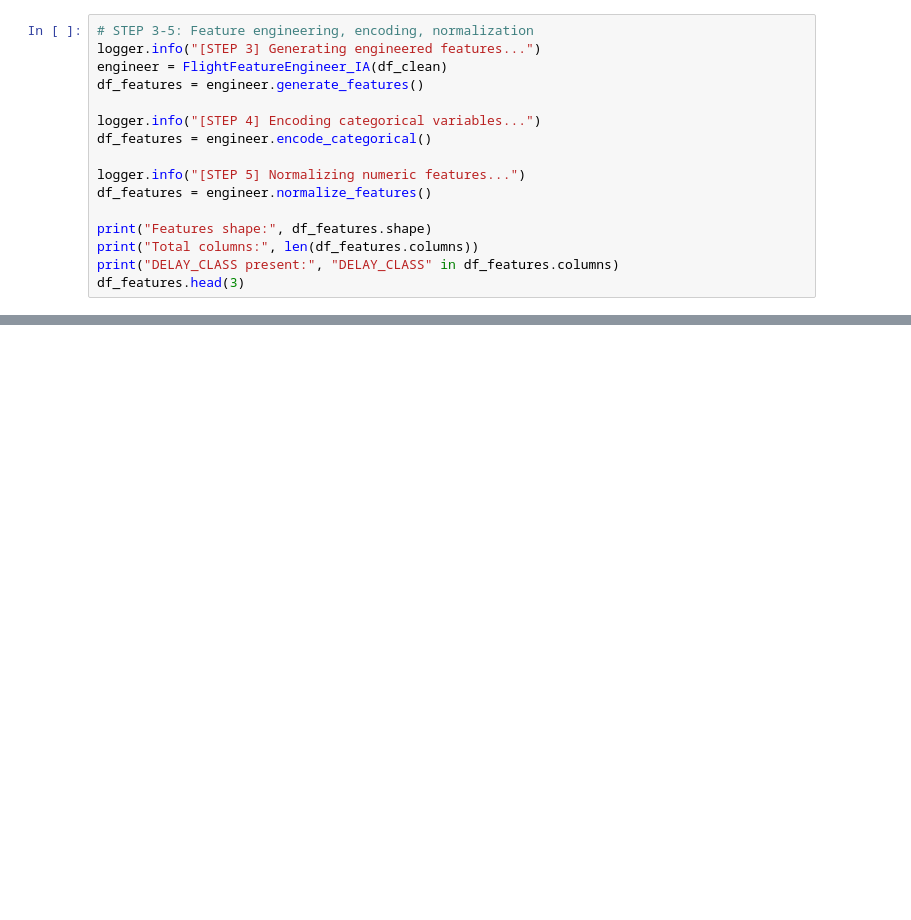
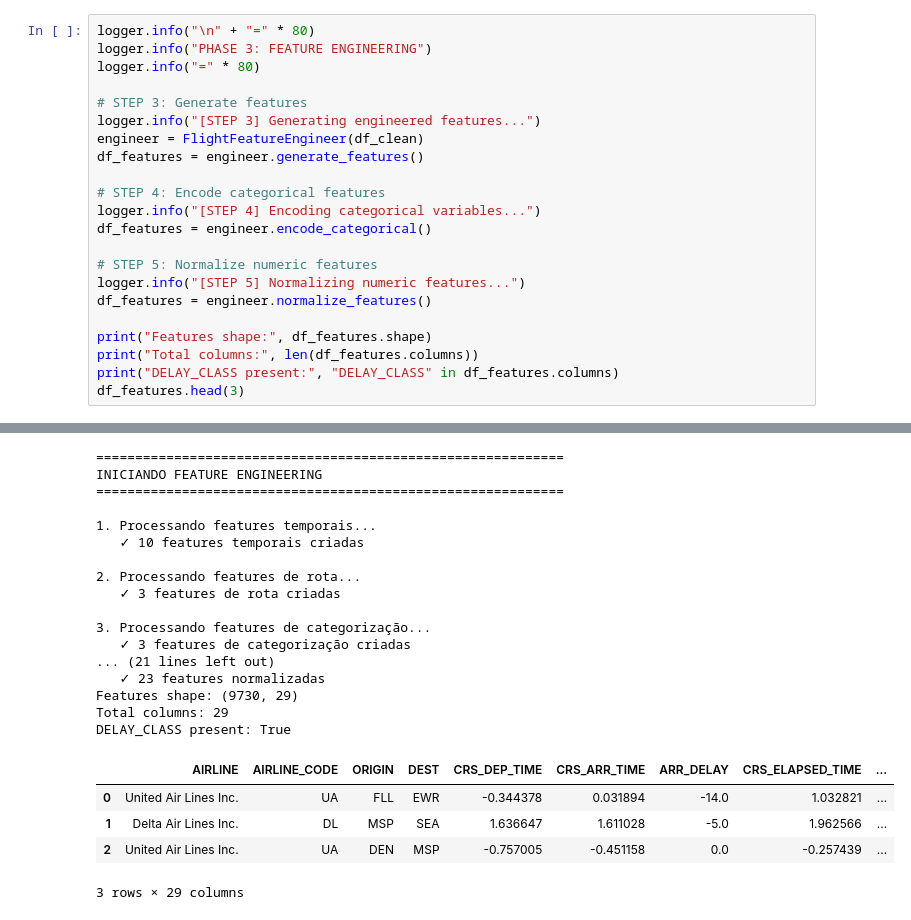
Before and after one commit to itsDavid08/DataScience_IA, a Jupyter notebook: Project_Code/JupyterNotebook/Data_Exploration.ipynb, the cells around one changed output, grey strips where cells are left out. Drawn from its saved outputs; the diff is of its cells as text; blank space fills up the shorter version.

```diff
--- a/Project_Code/JupyterNotebook/Data_Exploration.ipynb
+++ b/Project_Code/JupyterNotebook/Data_Exploration.ipynb
@@ -273,12 +200,18 @@ df_clean.head(3)
 # %%
-# STEP 3-5: Feature engineering, encoding, normalization
+logger.info("\n" + "=" * 80)
+logger.info("PHASE 3: FEATURE ENGINEERING")
+logger.info("=" * 80)
+
+# STEP 3: Generate features
 logger.info("[STEP 3] Generating engineered features...")
-engineer = FlightFeatureEngineer_IA(df_clean)
+engineer = FlightFeatureEngineer(df_clean)
 df_features = engineer.generate_features()
 
+# STEP 4: Encode categorical features
 logger.info("[STEP 4] Encoding categorical variables...")
 df_features = engineer.encode_categorical()
 
+# STEP 5: Normalize numeric features
 logger.info("[STEP 5] Normalizing numeric features...")
 df_features = engineer.normalize_features()
 
@@ -286,3 +219,4 @@ print("Features shape:", df_features.shape)
 print("Total columns:", len(df_features.columns))
 print("DELAY_CLASS present:", "DELAY_CLASS" in df_features.columns)
 df_features.head(3)
+# %% [output]
@@ -289,3 +230,25 @@ df_features.head(3)
+============================================================
+INICIANDO FEATURE ENGINEERING
+============================================================
+
+1. Processando features temporais...
+   ✓ 10 features temporais criadas
+
+2. Processando features de rota...
+   ✓ 3 features de rota criadas
+
+3. Processando features de categorização...
+   ✓ 3 features de categorização criadas
+... (21 lines left out)
+   ✓ 23 features normalizadas
+Features shape: (9730, 29)
+Total columns: 29
+DELAY_CLASS present: True
+|  | AIRLINE | AIRLINE_CODE | ORIGIN | DEST | CRS_DEP_TIME | CRS_ARR_TIME | ARR_DELAY | CRS_ELAPSED_TIME | ... |
+| 0 | United Air Lines Inc. | UA | FLL | EWR | -0.344378 | 0.031894 | -14.0 | 1.032821 | ... |
+| 1 | Delta Air Lines Inc. | DL | MSP | SEA | 1.636647 | 1.611028 | -5.0 | 1.962566 | ... |
+| 2 | United Air Lines Inc. | UA | DEN | MSP | -0.757005 | -0.451158 | 0.0 | -0.257439 | ... |
+3 rows × 29 columns
 # %%
 # STEP 6: Intermediate checkpoint
 logger.info("[STEP 6] Saving cleaned+features checkpoint...")
```
Also changed, not shown: parts of 37 cells of this notebook, 4 other files.
